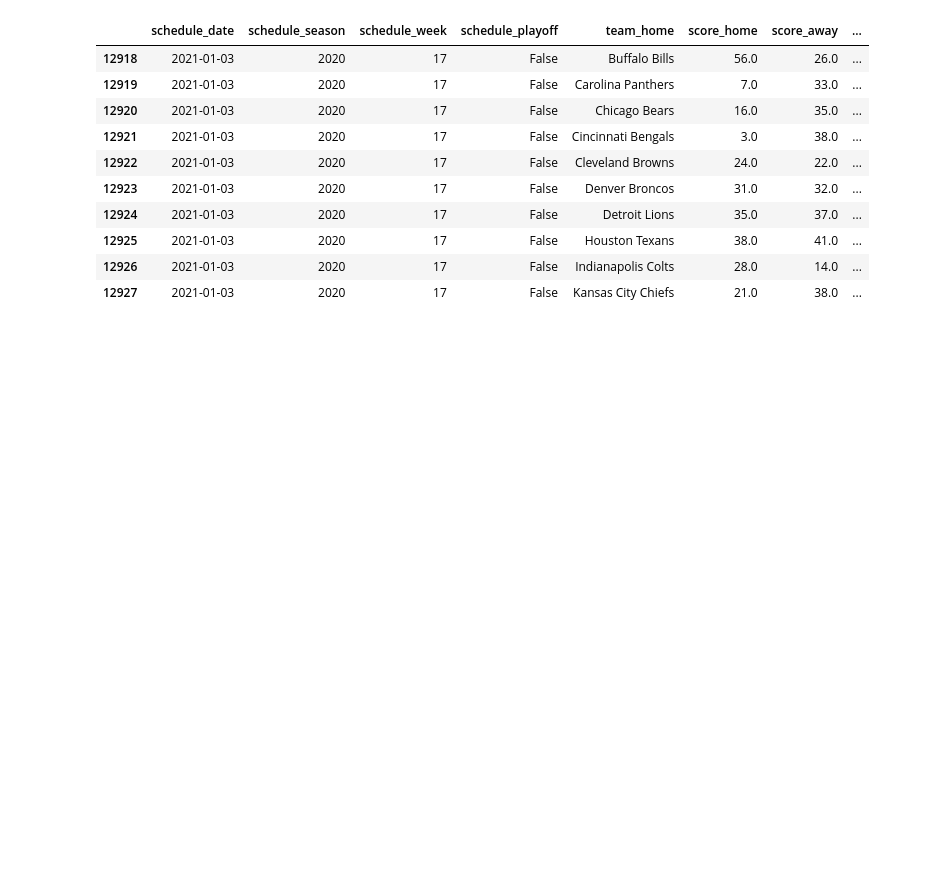
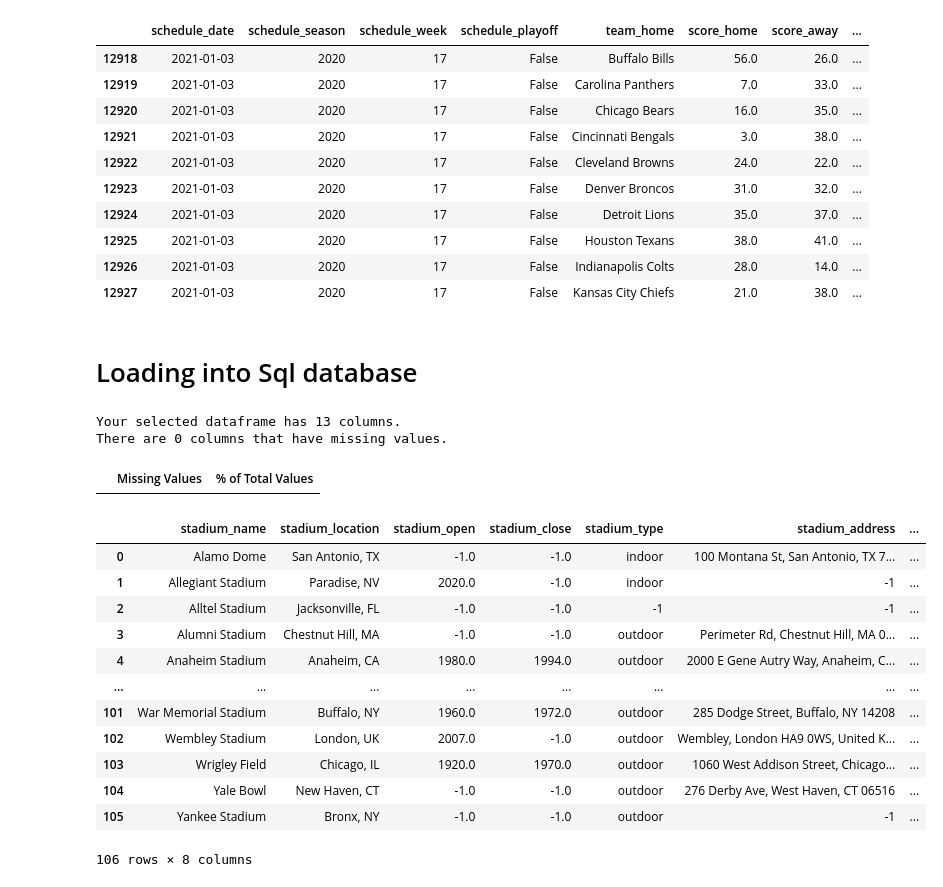
Before and after one commit to strongmachine/ETL_Project_2, a Jupyter notebook: Nfl_ds.ipynb, the cells around one changed output. Cells and saved outputs as stored; diff of their text form; code cells hidden in the pictures; blank space fills up the shorter version.

Commit message:
CLeaned dbs and transfers

```diff
--- a/Nfl_ds.ipynb
+++ b/Nfl_ds.ipynb
@@ -56,7 +74,7 @@ file_df.head(10)
 # %%
-df1= pd.DataFrame(file_df)
+df1= pd.DataFrame(file_df).fillna(-1)
 
-df1.to_csv(r'C:\Users\Stron\csv_files\df1.csv', index = False, header=True)
+df1.to_csv('Resources/exports/cleanedstadiums.csv', index = False, header=True)
 # %%
 file2 = "Resources/nfl_teams.csv"
 
@@ -226,0 +253,3 @@ df3.to_csv(r'C:\Users\Stron\csv_files.csv', index = False, header=True)
+# %% [markdown]
+
+# Loading into Sql database
@@ -226,0 +270,25 @@ df3.to_csv(r'C:\Users\Stron\csv_files.csv', index = False, header=True)
+# %%
+missing_values_table(df3)
+# %% [output]
+Your selected dataframe has 13 columns.
+There are 0 columns that have missing values.
+|  | Missing Values | % of Total Values |
+# %%
+columns_to_include = ['stadium_name', 'stadium_location', 'stadium_open', 'stadium_close','stadium_type', 'stadium_address', 'stadium_capacity', 'stadium_surface' ]
+
+df1=df1[columns_to_include]
+df1
+# %% [output]
+|  | stadium_name | stadium_location | stadium_open | stadium_close | stadium_type | stadium_address | ... |
+| 0 | Alamo Dome | San Antonio, TX | -1.0 | -1.0 | indoor | 100 Montana St, San Antonio, TX 7... | ... |
+| 1 | Allegiant Stadium | Paradise, NV | 2020.0 | -1.0 | indoor | -1 | ... |
+| 2 | Alltel Stadium | Jacksonville, FL | -1.0 | -1.0 | -1 | -1 | ... |
+| 3 | Alumni Stadium | Chestnut Hill, MA | -1.0 | -1.0 | outdoor | Perimeter Rd, Chestnut Hill, MA 0... | ... |
+| 4 | Anaheim Stadium | Anaheim, CA | 1980.0 | 1994.0 | outdoor | 2000 E Gene Autry Way, Anaheim, C... | ... |
+| ... | ... | ... | ... | ... | ... | ... | ... |
+| 101 | War Memorial Stadium | Buffalo, NY | 1960.0 | 1972.0 | outdoor | 285 Dodge Street, Buffalo, NY 14208 | ... |
+| 102 | Wembley Stadium | London, UK | 2007.0 | -1.0 | outdoor | Wembley, London HA9 0WS, United K... | ... |
+| 103 | Wrigley Field | Chicago, IL | 1920.0 | 1970.0 | outdoor | 1060 West Addison Street, Chicago... | ... |
+| 104 | Yale Bowl | New Haven, CT | -1.0 | -1.0 | outdoor | 276 Derby Ave, West Haven, CT 06516 | ... |
+| 105 | Yankee Stadium | Bronx, NY | -1.0 | -1.0 | outdoor | -1 | ... |
+106 rows × 8 columns
```
Also changed, not shown: parts of 10 cells of this notebook, 5 other files.
